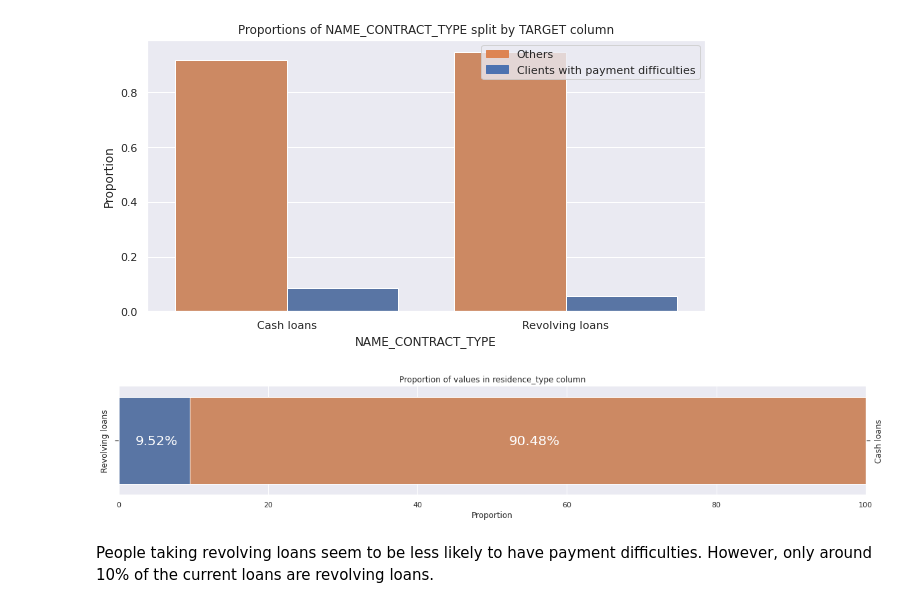
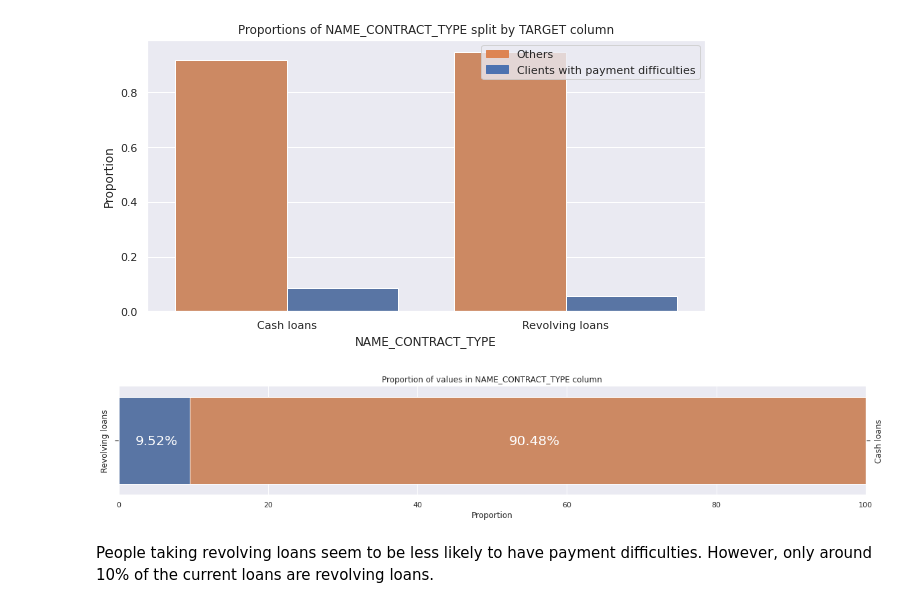
Before and after one commit to Ausmints/home_credit, a Jupyter notebook: Home_credit.ipynb, the cells around one changed output. Cells and saved outputs as stored; diff of their text form; code cells hidden in the pictures.

```diff
--- a/Home_credit.ipynb
+++ b/Home_credit.ipynb
@@ -243,10 +283,10 @@ draw_comparison_barplot(
 # %%
 draw_proportion_barplot(
     df["NAME_CONTRACT_TYPE"].value_counts(),
-    ["Proportion of values in residence_type column", "Proportion", "", ""],
+    ["Proportion of values in NAME_CONTRACT_TYPE column", "Proportion", "", ""],
 )
 # %% [output]
-[figure, old version]
+[figure, new version]
 # %% [markdown]
 People taking revolving loans seem to be less likely to have payment difficulties. However, only around 10% of the current loans are revolving loans.
 # %%
```
Also changed, not shown: parts of 40 cells of this notebook.
